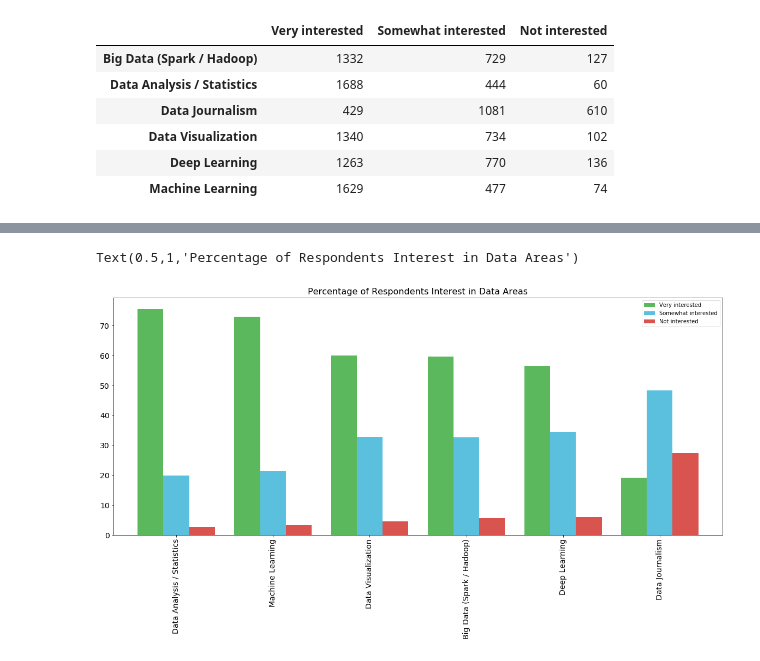
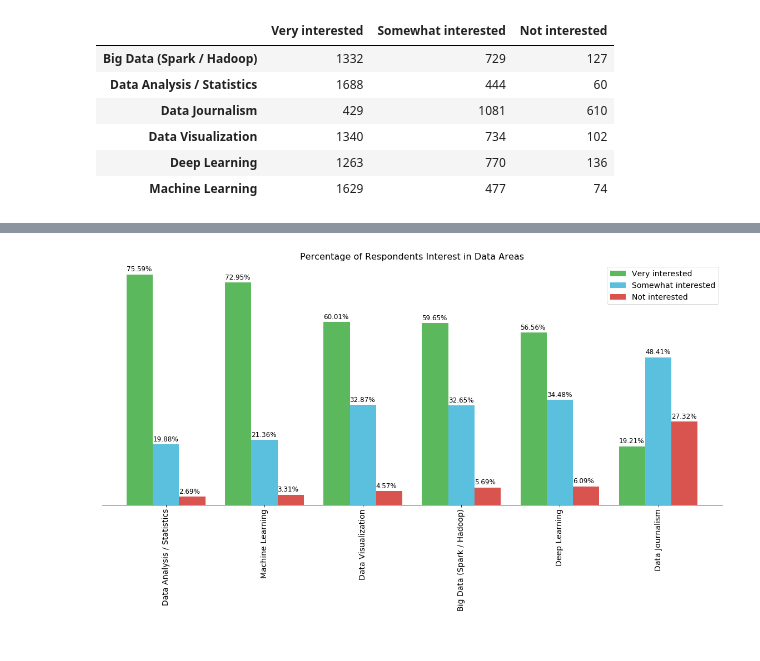
Before and after one commit to sheldonldev/ds-ai-ml, a Jupyter notebook: eveday-coding/190402-IBM-DS-py-visualization-1.ipynb, the cells around one changed output, grey strips where cells are left out. Cells and saved outputs as stored; diff of their text form; code cells hidden in the pictures.

```diff
--- a/eveday-coding/190402-IBM-DS-py-visualization-1.ipynb
+++ b/eveday-coding/190402-IBM-DS-py-visualization-1.ipynb
@@ -956,7 +940,6 @@ df
 | Deep Learning | 1263 | 770 | 136 |
 | Machine Learning | 1629 | 477 | 74 |
 # %%
-df['Very interested'] = df['Very interested']/2233 * 100
-df['Somewhat interested'] = df['Somewhat interested']/2233 *100
-df['Not interested'] = df['Not interested']/2233 * 100
-df
+df['Very interested'] = df['Very interested']/2233
+df['Somewhat interested'] = df['Somewhat interested']/2233
+df['Not interested'] = df['Not interested']/2233
@@ -982,15 +958,28 @@ df
 # %%
 import matplotlib.pyplot as plt
-# %%
-df.plot(kind='bar',
-        figsize=(20,8),
-        color=['#5cb85c', '#5bc0de','#d9534f'],
-        width=0.8,
-        fontsize=14,
-        )
-
-
-plt.title('Percentage of Respondents Interest in Data Areas', fontsize=16)
-# %% [output]
-Text(0.5,1,'Percentage of Respondents Interest in Data Areas')
-[figure, removed]
+# %%
+colors_list = ['#5cb85c', '#5bc0de','#d9534f']
+
+ax = df.plot(kind='bar',
+        figsize=(20,8),
+        color=colors_list,
+        width=0.8,
+        fontsize=14,
+        )
+
+plt.legend(labels=df.columns,fontsize= 14)
+plt.title('Percentage of Respondents Interest in Data Areas', fontsize=16)
+plt.xticks(fontsize=14)
+plt.yticks([])
+
+ax.spines['bottom'].set_visible(True)
+ax.spines['top'].set_visible(False)
+ax.spines['left'].set_visible(False)
+ax.spines['right'].set_visible(False)
+
+for p in ax.patches:
+    width, height = p.get_width(), p.get_height()
+    x, y = p.get_xy()
+    ax.annotate('{:.2%}'.format(height), (x, y + height +0.01), fontsize=12)
+# %% [output]
+[figure, added]
```
Also changed, not shown: parts of 7 cells of this notebook, 26 other files.
